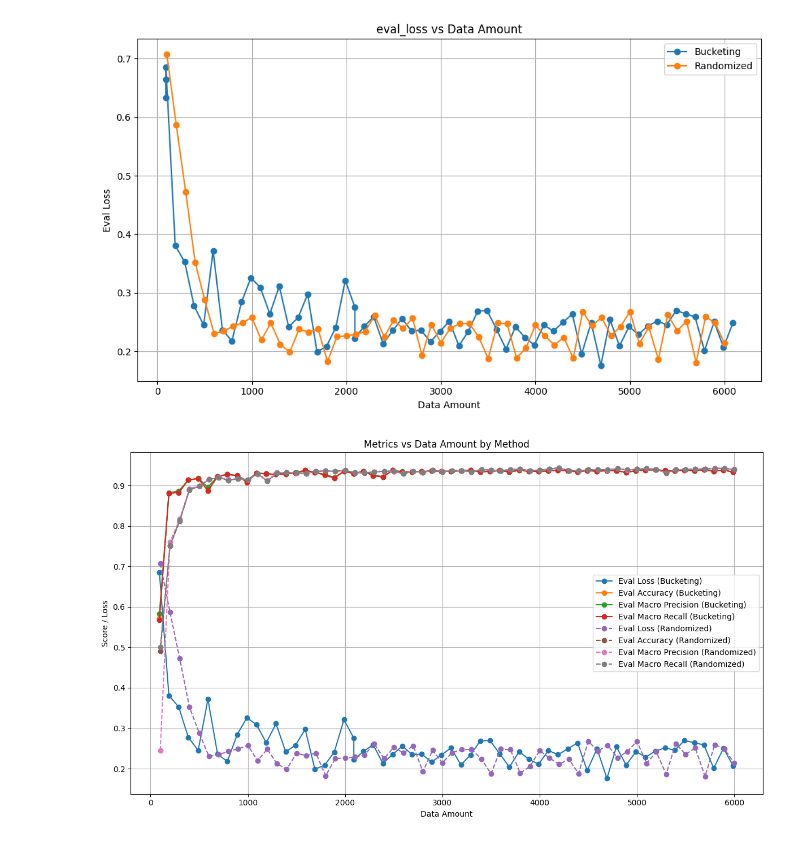
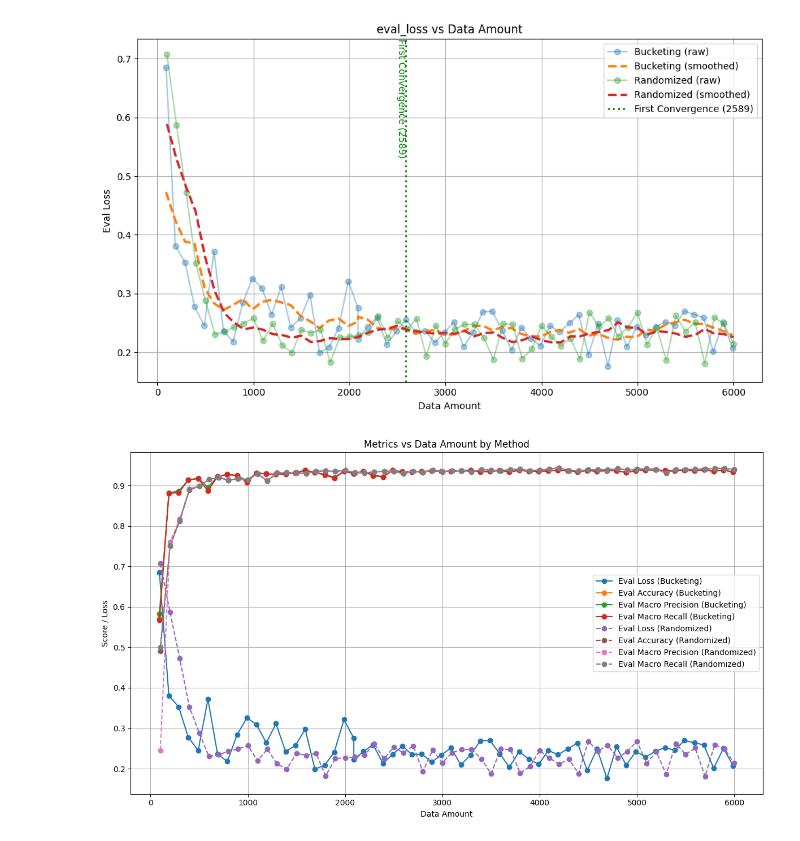
Before and after one commit to SorataBaka/2025-hokkaido-nlp, a Jupyter notebook: source/plotting.ipynb, the cells around one changed output. Drawn from its saved outputs; the diff is of its cells as text; code cells hidden in the pictures.

```diff
--- a/source/plotting.ipynb
+++ b/source/plotting.ipynb
@@ -1,45 +1,105 @@
 # %%
 import pandas as pd
+import numpy as np
 import matplotlib.pyplot as plt
 
 # === CONFIG ===
-excel_file = "results.xlsx"  # path to your file
-metric = "eval_loss"     # change this to any column you want to plot
+excel_file = "results.xlsx"
+metric = "eval_loss"
+rolling_window = 6
+convergence_threshold = 0.001
+stability_window = 5  # how many consecutive points must remain stable
 
 # === LOAD DATA ===
 df = pd.read_excel(excel_file)
 
-# Ensure numeric values (in case of commas instead of dots)
 for col in df.columns:
     if df[col].dtype == object:
         try:
             df[col] = df[col].str.replace(",", ".").astype(float)
         except Exception:
             pass
 
-# === PLOT ===
 plt.figure(figsize=(10, 6))
 
+color_map = {
+    "bucketed": "#1f77b4",
+    "random": "#ff7f0e",
+}
 
-# Plot each method separately
+smoothed_dict = {}
+
+# Plot each method
 for method, subset in df.groupby("method"):
+    subset = subset.sort_values("data_amount")
+
     plt.plot(
         subset["data_amount"],
         subset[metric],
         marker="o",
-        label=method
+        alpha=0.4,
+        color=color_map.get(method, None),
+        label=f"{method} (raw)"
     )
+
+    smoothed = subset[metric].rolling(window=rolling_window, center=True, min_periods=1).mean()
+    smoothed_dict[method] = (subset["data_amount"].values, smoothed.values)
+
+    plt.plot(
+        subset["data_amount"],
+        smoothed,
+        linewidth=2.5,
+        linestyle="--",
+        color=color_map.get(method, None),
+        label=f"{method} (smoothed)"
+    )
+ymin, ymax = plt.ylim()
+# === Find convergence + stabilization dynamically ===
+if len(smoothed_dict) == 2:
+    methods = list(smoothed_dict.keys())
+    (x1, y1), (x2, y2) = smoothed_dict[methods[0]], smoothed_dict[methods[1]]
+
+    common_x = np.sort(np.unique(np.concatenate([x1, x2])))
+
+    y1_interp = np.interp(common_x, x1, y1)
+    y2_interp = np.interp(common_x, x2, y2)
+
+    diff = np.abs(y1_interp - y2_interp)
+
+    # --- First convergence: the first single point below threshold ---
+    first_convergence_idx = np.where(diff < convergence_threshold)[0]
+    if len(first_convergence_idx) > 0:
+        first_convergence_point = common_x[first_convergence_idx[0]]
+        plt.axvline(first_convergence_point, color="green", linestyle=":", linewidth=2,
+                    label=f"First Convergence ({first_convergence_point})")
+        plt.text(first_convergence_point, ymax,
+                 f"First Convergence ({first_convergence_point})",
+                 rotation=270, color="green", va="top", ha="right")
+
+    # --- Stable convergence: sustained closeness over stability_window ---
+    stabilize_idx = None
+    for i in range(len(diff) - stability_window + 1):
+        if np.all(diff[i:i+stability_window] < convergence_threshold):
+            stabilize_idx = i
+            break
+
+    if stabilize_idx is not None:
+        stabilize_point = common_x[stabilize_idx]
+        plt.axvline(stabilize_point, color="red", linestyle="--", linewidth=2,
+                    label=f"Stable Point ({stabilize_point})")
+        plt.text(stabilize_point, 1,
+                 f"Stable Point ({stabilize_point})",
+                 rotation=90, color="red", va="top", ha="right")
 
 plt.title(f"{metric} vs Data Amount")
 plt.xlabel("Data Amount")
 plt.ylabel(metric.replace("_", " ").title())
 plt.legend()
 plt.grid(True)
-
 plt.tight_layout()
 plt.show()
 # %% [output]
-[figure, old version]
+[figure, new version]
 # %%
 import pandas as pd
 import matplotlib.pyplot as plt
```
Also changed, not shown: parts of 1 cell of this notebook, 4 other files.
